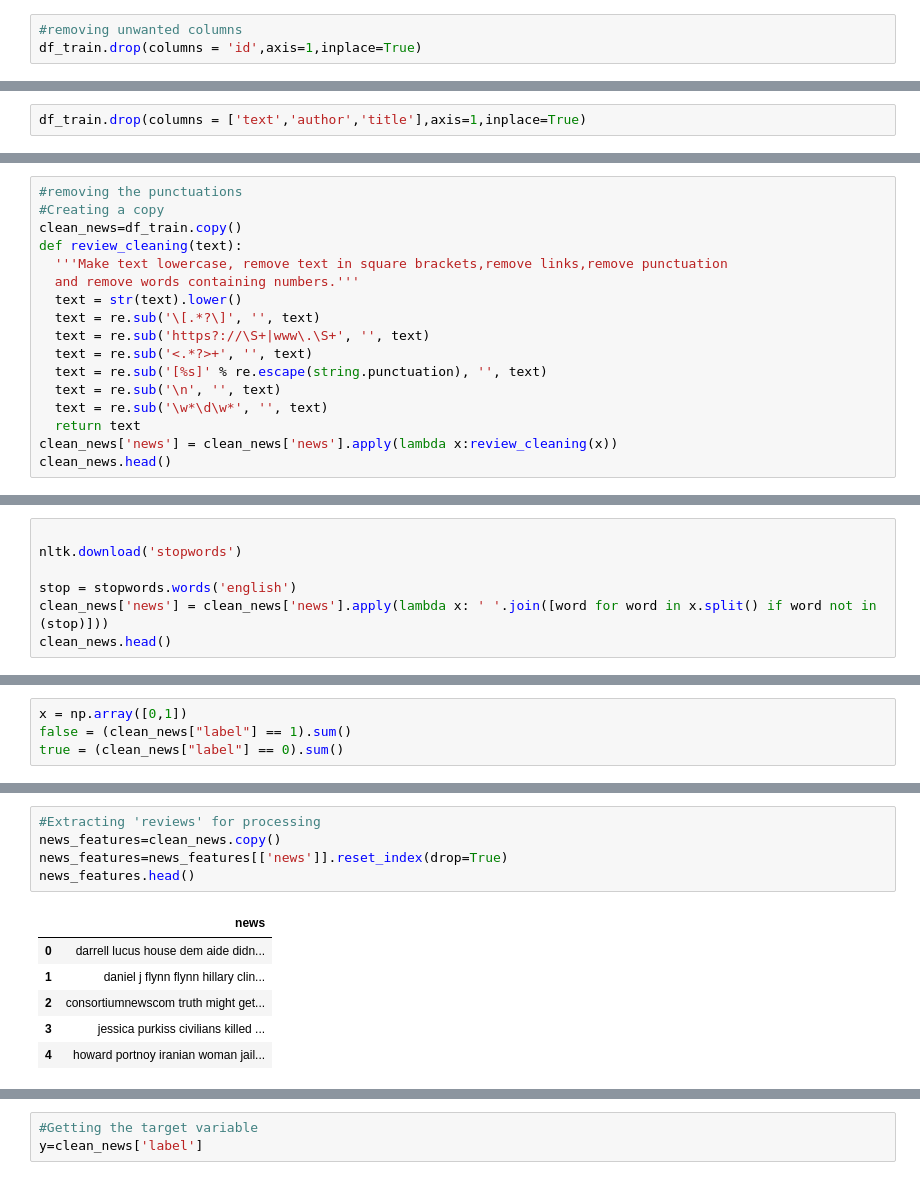
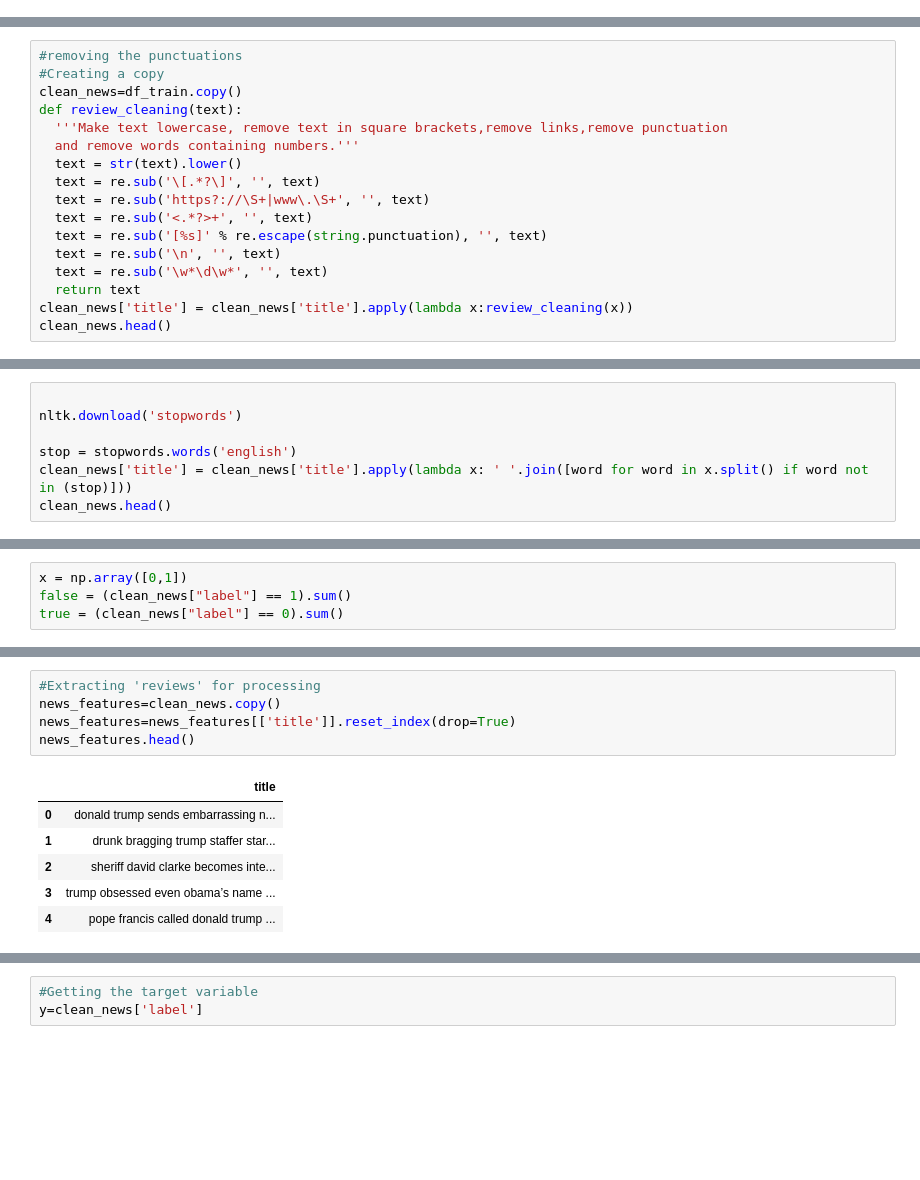
Before and after one commit to Sairamkumaremani/Fake-news-detection, a Jupyter notebook: dl_lstm.ipynb, the cells around one changed output, grey strips where cells are left out. Saved outputs shown, nothing was run; the diff lists cells and outputs as text; blank space fills up the shorter version.

```diff
--- a/dl_lstm.ipynb
+++ b/dl_lstm.ipynb
@@ -145,3 +128,0 @@ df_train['news']=df_train['author']+' '+df_train['title']
-# %%
-#removing unwanted columns
-df_train.drop(columns = 'id',axis=1,inplace=True)
@@ -177,2 +128,0 @@ df_train.head(10)
-# %%
-df_train.drop(columns = ['text','author','title'],axis=1,inplace=True)
@@ -205,6 +141,6 @@ def review_cleaning(text):
   text = re.sub('\n', '', text)
   text = re.sub('\w*\d\w*', '', text)
   return text
-clean_news['news'] = clean_news['news'].apply(lambda x:review_cleaning(x))
+clean_news['title'] = clean_news['title'].apply(lambda x:review_cleaning(x))
 clean_news.head()
 # %% [output]
@@ -219,7 +155,7 @@ clean_news.head()
 nltk.download('stopwords')
 
 stop = stopwords.words('english')
-clean_news['news'] = clean_news['news'].apply(lambda x: ' '.join([word for word in x.split() if word not in (stop)]))
+clean_news['title'] = clean_news['title'].apply(lambda x: ' '.join([word for word in x.split() if word not in (stop)]))
 clean_news.head()
 # %% [output]
 [nltk_data] Downloading package stopwords to /root/nltk_data...
@@ -331,15 +267,15 @@ trump new 113
 # %%
 #Extracting 'reviews' for processing
 news_features=clean_news.copy()
-news_features=news_features[['news']].reset_index(drop=True)
+news_features=news_features[['title']].reset_index(drop=True)
 news_features.head()
 # %% [output]
-|  | news |
-| 0 | darrell lucus house dem aide didn... |
-| 1 | daniel j flynn flynn hillary clin... |
-| 2 | consortiumnewscom truth might get... |
-| 3 | jessica purkiss civilians killed ... |
-| 4 | howard portnoy iranian woman jail... |
+|  | title |
+| 0 | donald trump sends embarrassing n... |
+| 1 | drunk bragging trump staffer star... |
+| 2 | sheriff david clarke becomes inte... |
+| 3 | trump obsessed even obama’s name ... |
+| 4 | pope francis called donald trump ... |
 # %%
 stop_words = set(stopwords.words("english"))
 #Performing stemming on the review dataframe
```
Also changed, not shown: parts of 43 cells of this notebook.
